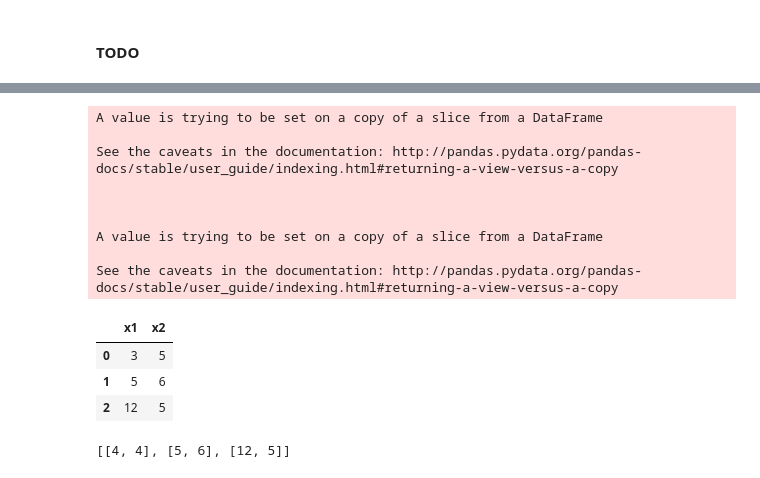
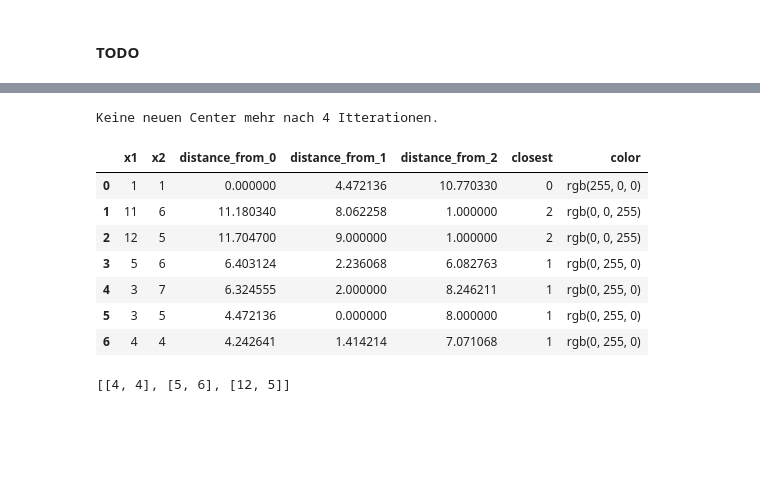
Before and after one commit to MagischeMiesmuschel/MaschinellesLernen, a Jupyter notebook: asg9.ipynb, the cells around one changed output, grey strips where cells are left out. Saved outputs shown, nothing was run; the diff lists cells and outputs as text; code cells hidden in the pictures; blank space fills up the shorter version.

Commit message:
color mapping for kmean print

```diff
--- a/asg9.ipynb
+++ b/asg9.ipynb
@@ -29,10 +29,14 @@ At each iteration, give the new cluster assignment, then the new cluster centers
 import numpy as np
 # %%
 df=pd.DataFrame({
-    'x1':data[3:]['x1'],
-    'x2':data[3:]['x2']
+    'x1':data[:]['x1'],
+    'x2':data[:]['x2']
 })
 
+centers = data[:3].copy()
+
+colmap = {0: 'rgb(255, 0, 0)', 1: 'rgb(0, 255, 0)', 2: 'rgb(0, 0, 255)'}
+colmap_center = ['rgba(255, 0, 0, 0.4)', 'rgba(0, 255, 0, 0.4)', 'rgba(0, 0, 255,0.4)']
 
 def assignment(df,points,centers):
     for i in range(len(centers)):
@@ -40,6 +44,7 @@ def assignment(df,points,centers):
     center_dist_cols = ['distance_from_{}'.format(i) for i in range(len(centers))]
     df['closest'] = df.loc[:,center_dist_cols].idxmin(axis=1)
     df['closest'] = df['closest'].map(lambda x: int(x.lstrip('distance_from_'))) #lstrip is copy of string with leading chars removed
+    df['color'] = df['closest'].map(lambda x: colmap[x])
     return df
 
 def update(df,centers):
@@ -49,9 +54,19 @@ def update(df,centers):
             centers['x2'][i] = np.mean(df[df['closest']==i]['x2'])
     return centers
 
-df = assignment(df,data[3:],data[:3])
-update(df,data[:3])
-
-df = assignment(df,data[3:],data[:3])
-update(df,data[:3])
+x=6
+for i in range(x):
+    old_centers = centers.copy()
+    df = assignment(df,data,centers)
+    update(df,centers)
+    fig = go.Figure(
+        go.Scatter(x=df['x1'],y=df['x2'],mode='markers',name='All points',marker_color=df['color']),
+        layout=go.Layout(yaxis=dict(scaleanchor="x", scaleratio=1))
+    )
+    fig.add_trace(go.Scatter(x=centers['x1'],y=centers['x2'],mode='markers',name='Centers',marker_color=colmap_center))
+    fig.show()
+    if old_centers.equals(centers):
+        print("Keine neuen Center mehr nach",i,"Itterationen.")
+        break
+df
 # %% [output]
@@ -58,16 +78,12 @@ update(df,data[:3])
-A value is trying to be set on a copy of a slice from a DataFrame
-
-See the caveats in the documentation: http://pandas.pydata.org/pandas-docs/stable/user_guide/indexing.html#returning-a-view-versus-a-copy
-
-
-
-A value is trying to be set on a copy of a slice from a DataFrame
-
-See the caveats in the documentation: http://pandas.pydata.org/pandas-docs/stable/user_guide/indexing.html#returning-a-view-versus-a-copy
+Keine neuen Center mehr nach 4 Itterationen.
-|  | x1 | x2 |
-| 0 | 3 | 5 |
-| 1 | 5 | 6 |
-| 2 | 12 | 5 |
+|  | x1 | x2 | distance_from_0 | distance_from_1 | distance_from_2 | closest | color |
+| 0 | 1 | 1 | 0.000000 | 4.472136 | 10.770330 | 0 | rgb(255, 0, 0) |
+| 1 | 11 | 6 | 11.180340 | 8.062258 | 1.000000 | 2 | rgb(0, 0, 255) |
+| 2 | 12 | 5 | 11.704700 | 9.000000 | 1.000000 | 2 | rgb(0, 0, 255) |
+| 3 | 5 | 6 | 6.403124 | 2.236068 | 6.082763 | 1 | rgb(0, 255, 0) |
+| 4 | 3 | 7 | 6.324555 | 2.000000 | 8.246211 | 1 | rgb(0, 255, 0) |
+| 5 | 3 | 5 | 4.472136 | 0.000000 | 8.000000 | 1 | rgb(0, 255, 0) |
+| 6 | 4 | 4 | 4.242641 | 1.414214 | 7.071068 | 1 | rgb(0, 255, 0) |
 # %%
 class kMean:
     def __init__(self, points, cluster, maxItter):
```
Also changed, not shown: parts of 1 cell of this notebook.
